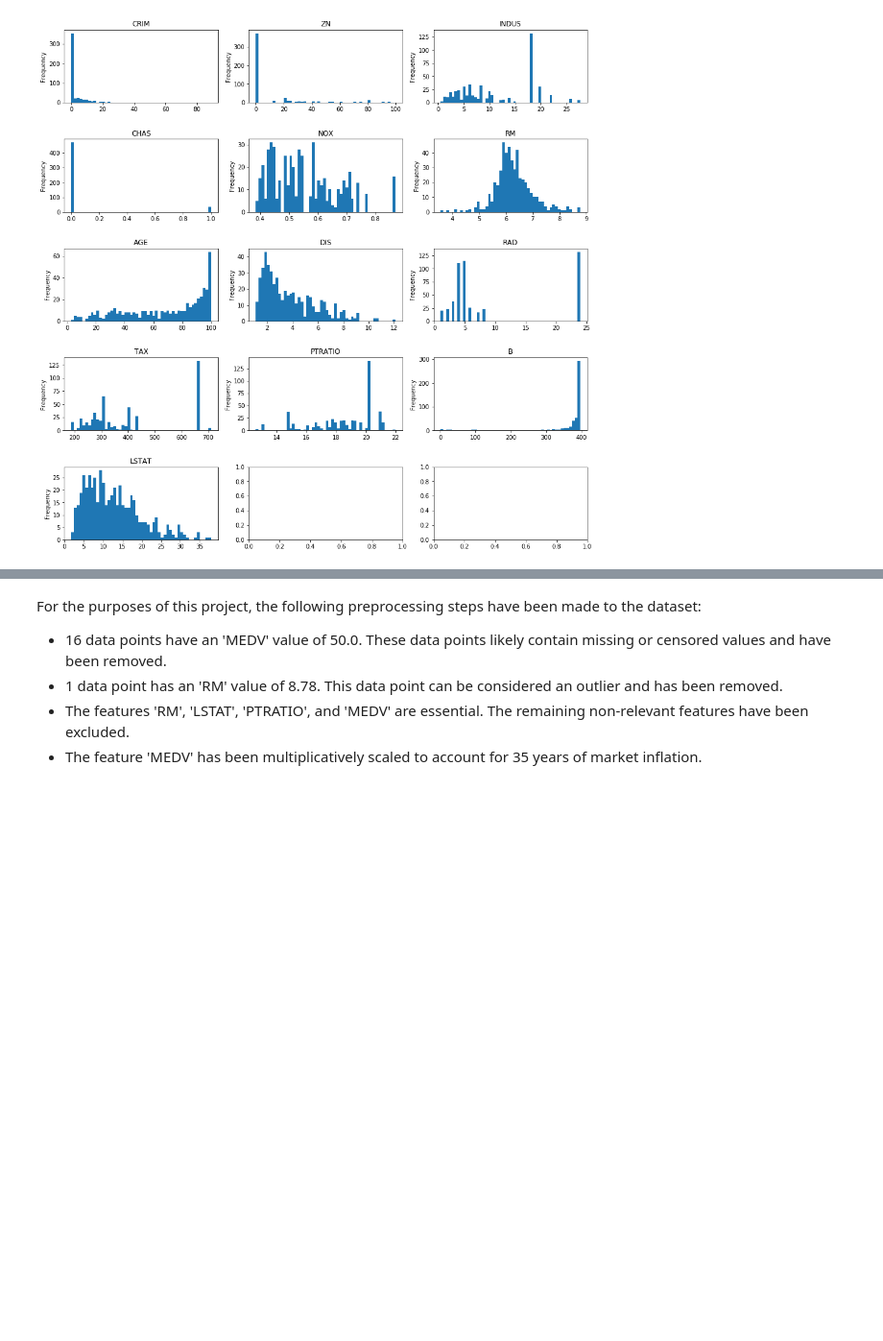
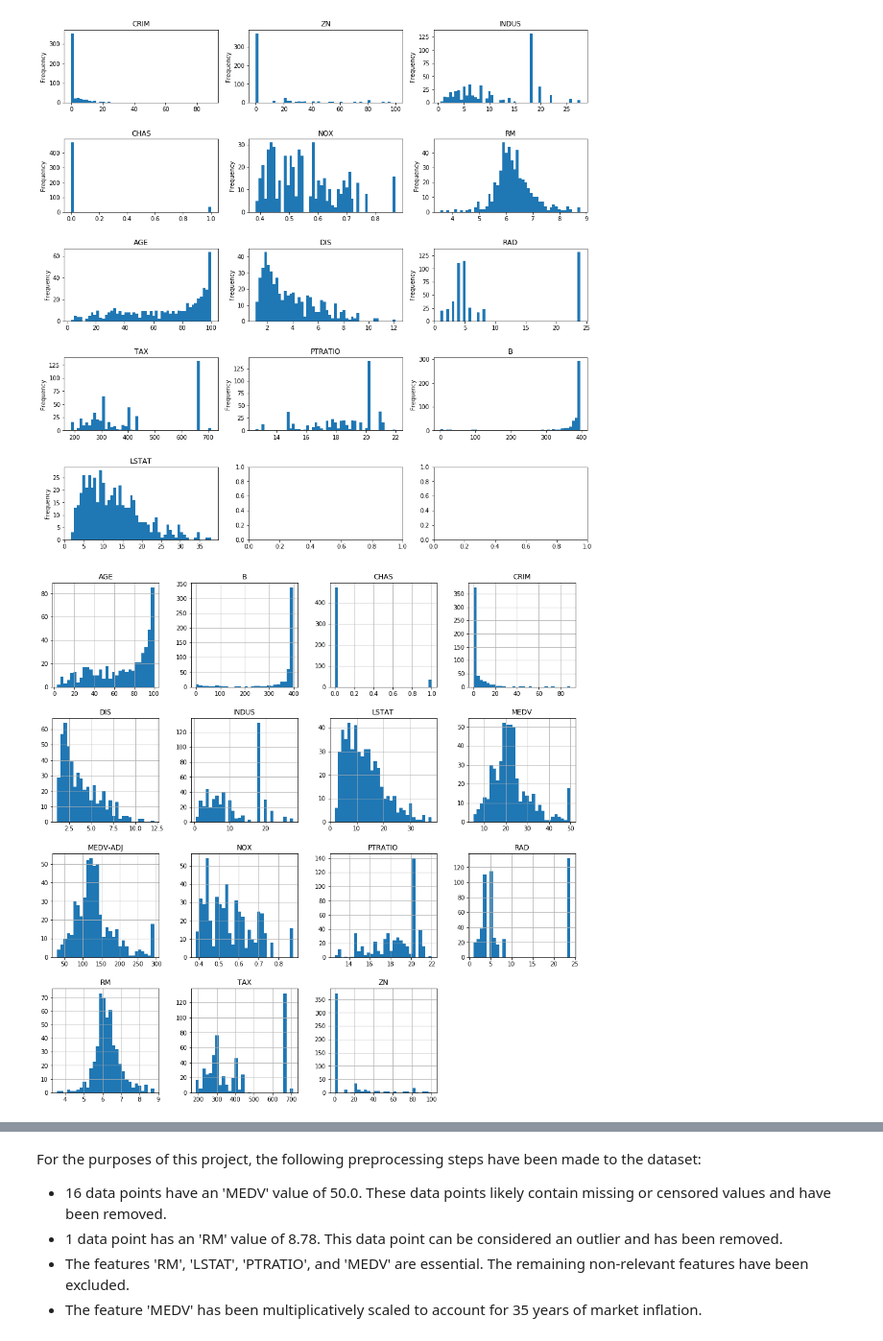
Before and after one commit to Tashwini12/Boston-Housing, a Jupyter notebook: boston_housing.ipynb, the cells around one changed output, grey strips where cells are left out. Shown at 96% size. Saved outputs shown, nothing was run; the diff lists cells and outputs as text; code cells hidden in the pictures; blank space fills up the shorter version.

```diff
--- a/boston_housing.ipynb
+++ b/boston_housing.ipynb
@@ -174,6 +174,10 @@ for i in range(0,13):
     features[features.columns[i]].plot(ax=axs.flatten()[i],kind = 'hist', bins=50, figsize=(16,16))
 # %% [output]
 [figure]
+# %%
+data.hist(bins=30, figsize=(16,16));
+# %% [output]
+[figure, added]
 # %%
 from pandas.plotting import scatter_matrix
 
```
Also changed, not shown: parts of 11 cells of this notebook.
